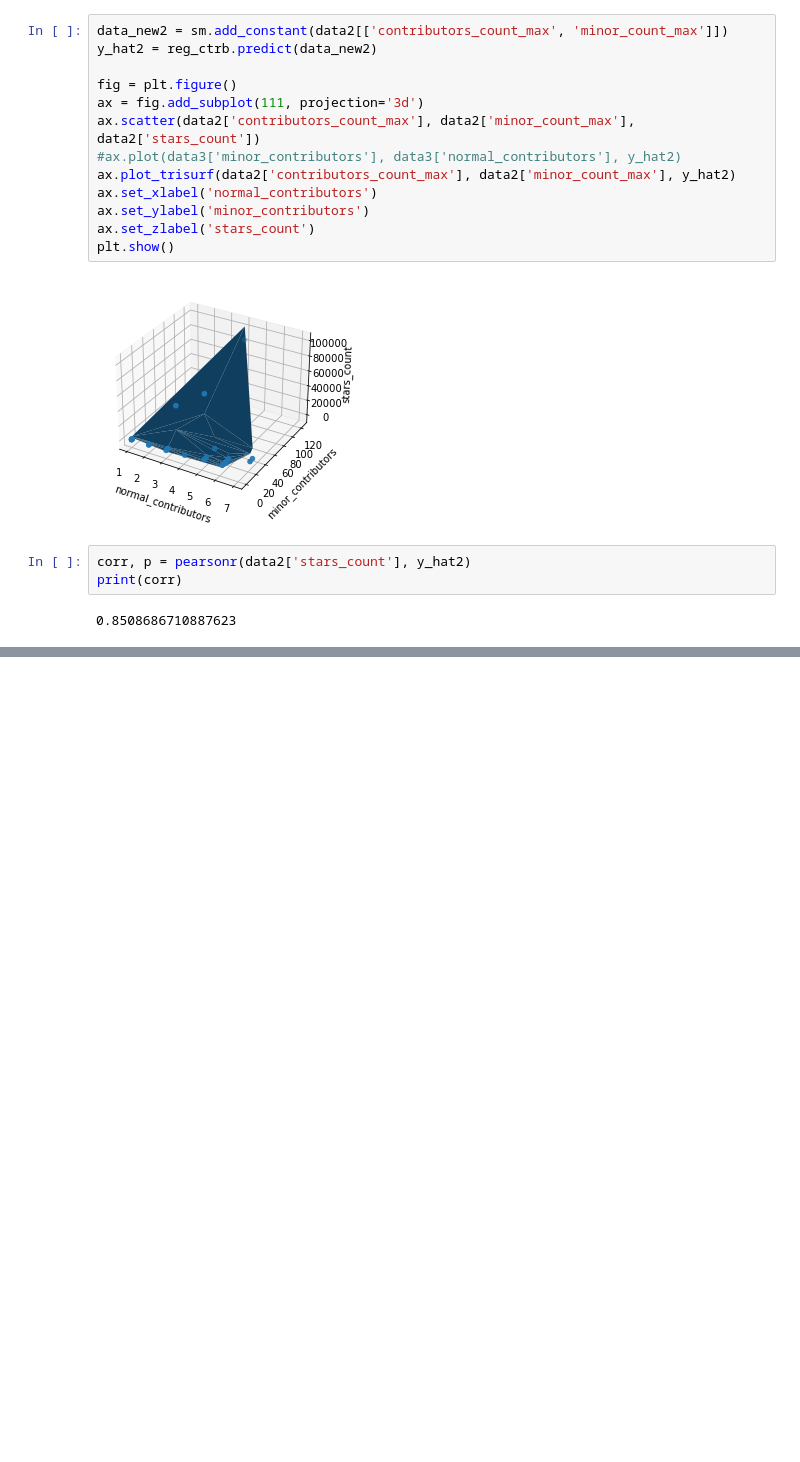
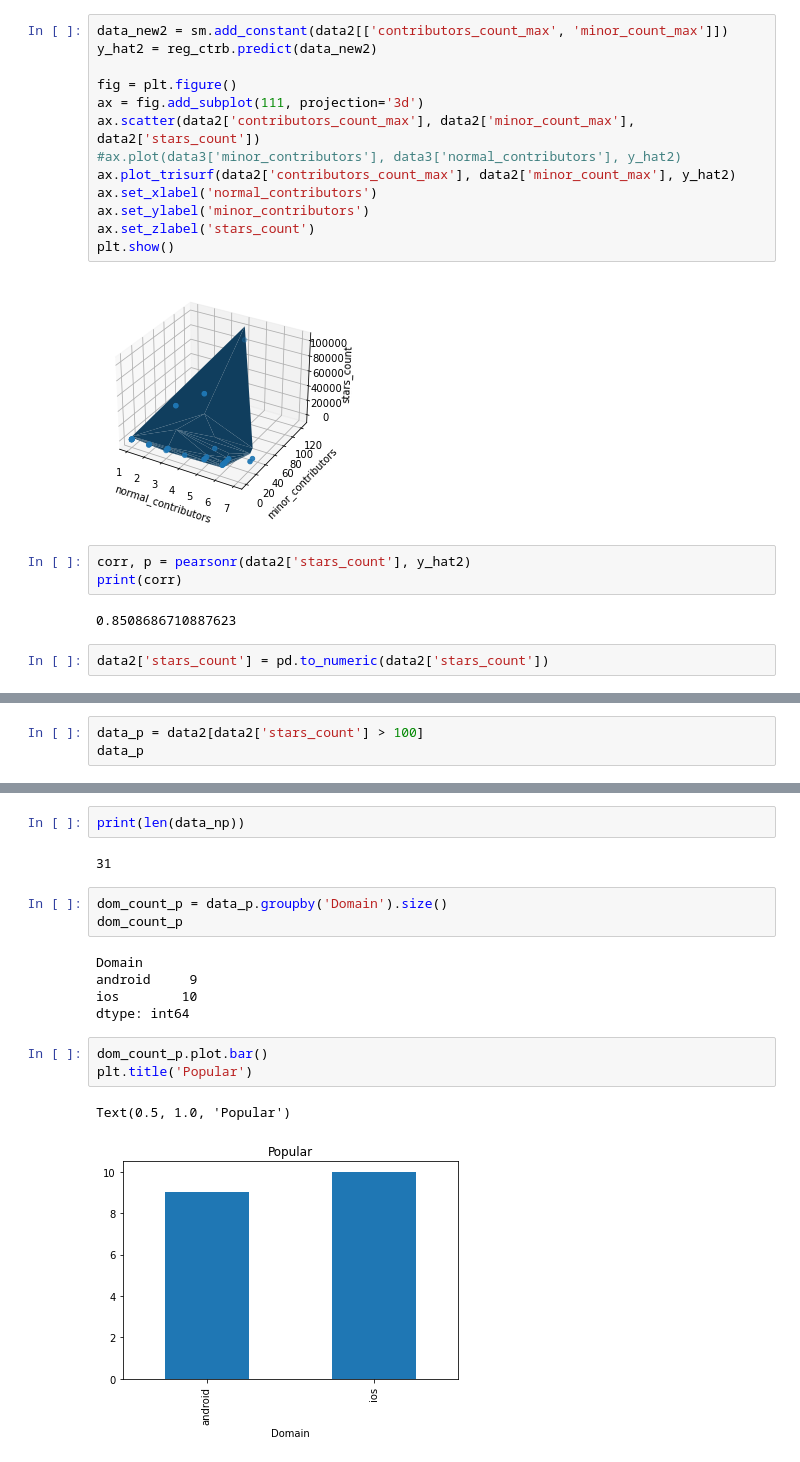
Before and after one commit to hli122/ECS260_code, a Jupyter notebook: final.ipynb, the cells around one changed output, grey strips where cells are left out. Saved outputs shown, nothing was run; the diff lists cells and outputs as text; blank space fills up the shorter version.

```diff
--- a/final.ipynb
+++ b/final.ipynb
@@ -142,3 +142,5 @@ corr, p = pearsonr(data2['stars_count'], y_hat2)
 print(corr)
 # %% [output]
 0.8508686710887623
+# %%
+data2['stars_count'] = pd.to_numeric(data2['stars_count'])
@@ -144,0 +153,3 @@ print(corr)
+# %%
+data_p = data2[data2['stars_count'] > 100]
+data_p
@@ -144,0 +199,18 @@ print(corr)
+# %%
+print(len(data_np))
+# %% [output]
+31
+# %%
+dom_count_p = data_p.groupby('Domain').size()
+dom_count_p
+# %% [output]
+Domain
+android     9
+ios        10
+dtype: int64
+# %%
+dom_count_p.plot.bar()
+plt.title('Popular')
+# %% [output]
+Text(0.5, 1.0, 'Popular')
+[figure, added]
```
Also changed, not shown: parts of 7 cells of this notebook.
